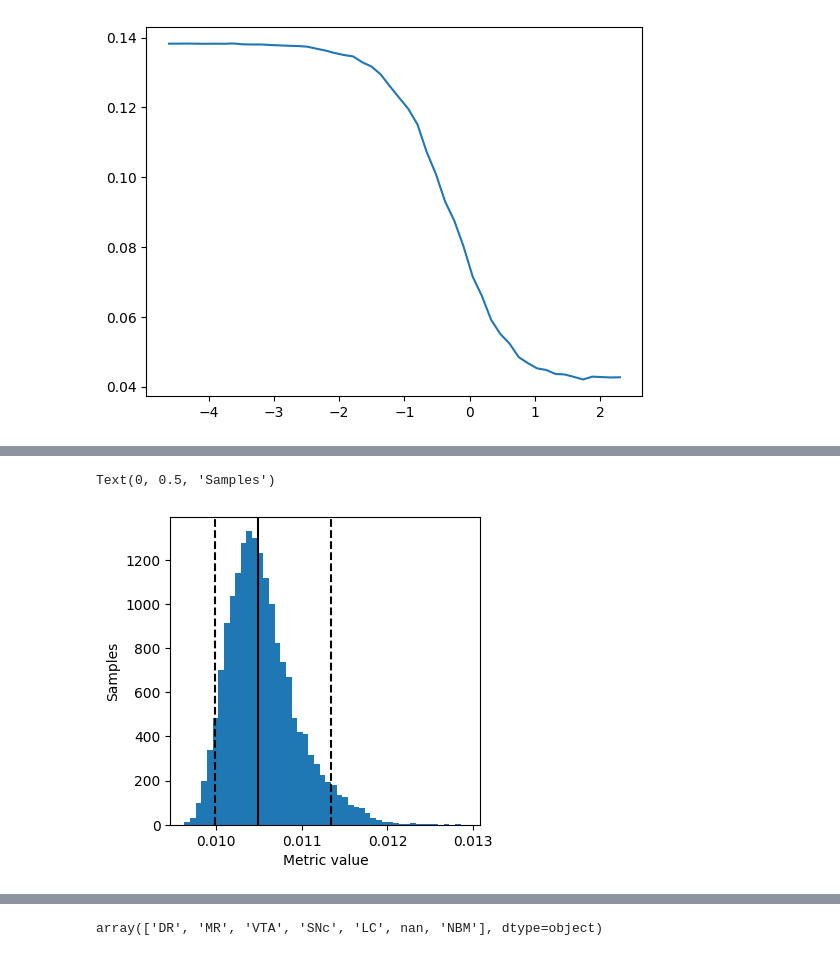
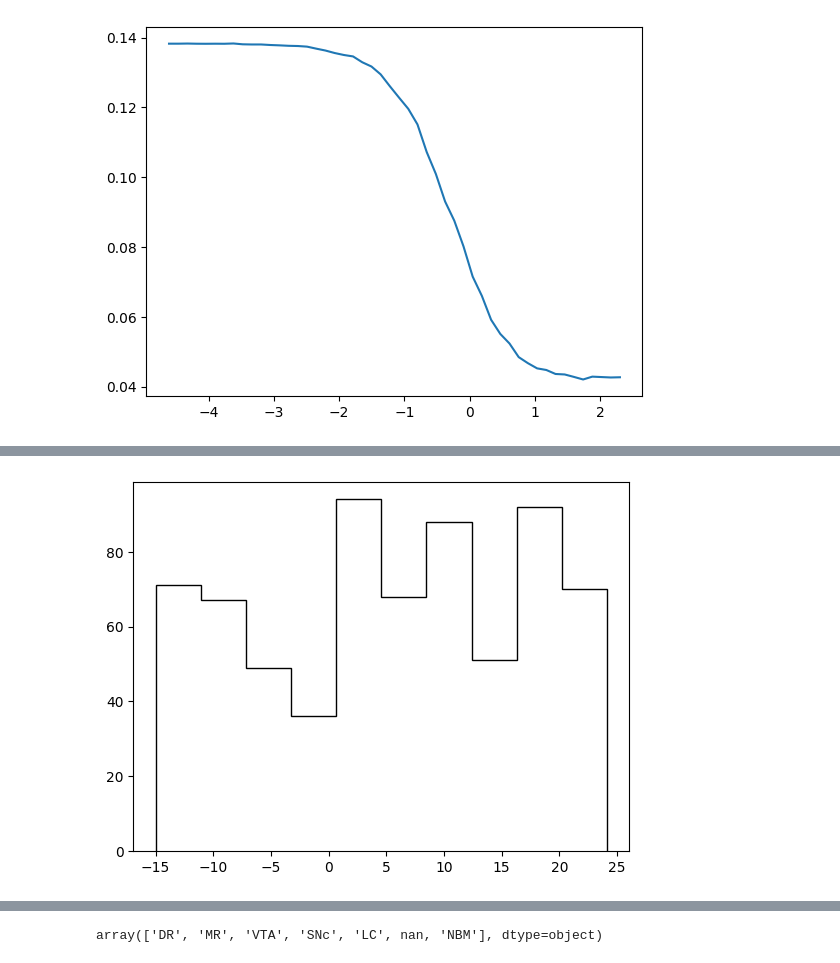
Before and after one commit to davcrom/ibl_neuromodulators, a Jupyter notebook: 01_quality_control.ipynb, the cells around one changed output, grey strips where cells are left out. Drawn from its saved outputs; the diff is of its cells as text; code cells hidden in the pictures.

```diff
--- a/01_quality_control.ipynb
+++ b/01_quality_control.ipynb
@@ -114,2 +202,0 @@ df_recordings.to_pickle('recordings.pkl')
-# %%
-df_recordings = df_recordings.dropna(subset='photometry_ca')
@@ -269,12 +227,33 @@ Text(0, 0.5, 'log(power)')
-# %%
-fig, ax = plt.subplots(figsize=(4, 4))
-
-ax.hist(signal.values, bins=50)
-ax.axvline(np.percentile(signal.values, 50), color='black')
-ax.axvline(np.percentile(signal.values, 5), ls='--', color='black')
-ax.axvline(np.percentile(signal.values, 95), ls='--', color='black')
-ax.set_xlabel('Metric value')
-ax.set_ylabel('Samples')
-# %% [output]
-Text(0, 0.5, 'Samples')
-[figure, removed]
+# %%
+df_metrics = df_metrics.dropna(subset=metrics_dict.keys())
+# %%
+metrics_list = [
+    'n_unique_samples',
+    # 'n_spikes',
+    'signal_asymmetry',
+    'percentile_dist',
+    'low_freq_power_ratio',
+    # 'spectral_entropy',
+    'ar_score',
+    # 'response_variability_ratio',
+    # 'response_magnitude'
+    ]
+
+X = df_metrics[metrics_list].values
+X = quantile_transform(X, output_distribution='normal', n_quantiles=100)
+
+n_components = 1  # 1, 2
+dist = 'euclidean'  # 'euclidean', 'cosine'
+
+umap = UMAP(n_components=n_components, metric=dist)
+X_prime = umap.fit_transform(X)
+
+fig, ax = plt.subplots()
+if n_components == 2:
+    ax.scatter(X_prime[:, 0], X_prime[:, 1], fc='none', ec='black')
+elif n_components == 1:
+    ax.hist(X_prime, histtype='step', color='black')
+
+df_metrics = df_metrics.assign(umap_dim=X_prime[:, 0])
+# %% [output]
+[figure, added]
```
Also changed, not shown: parts of 45 cells of this notebook, 2 other files.
